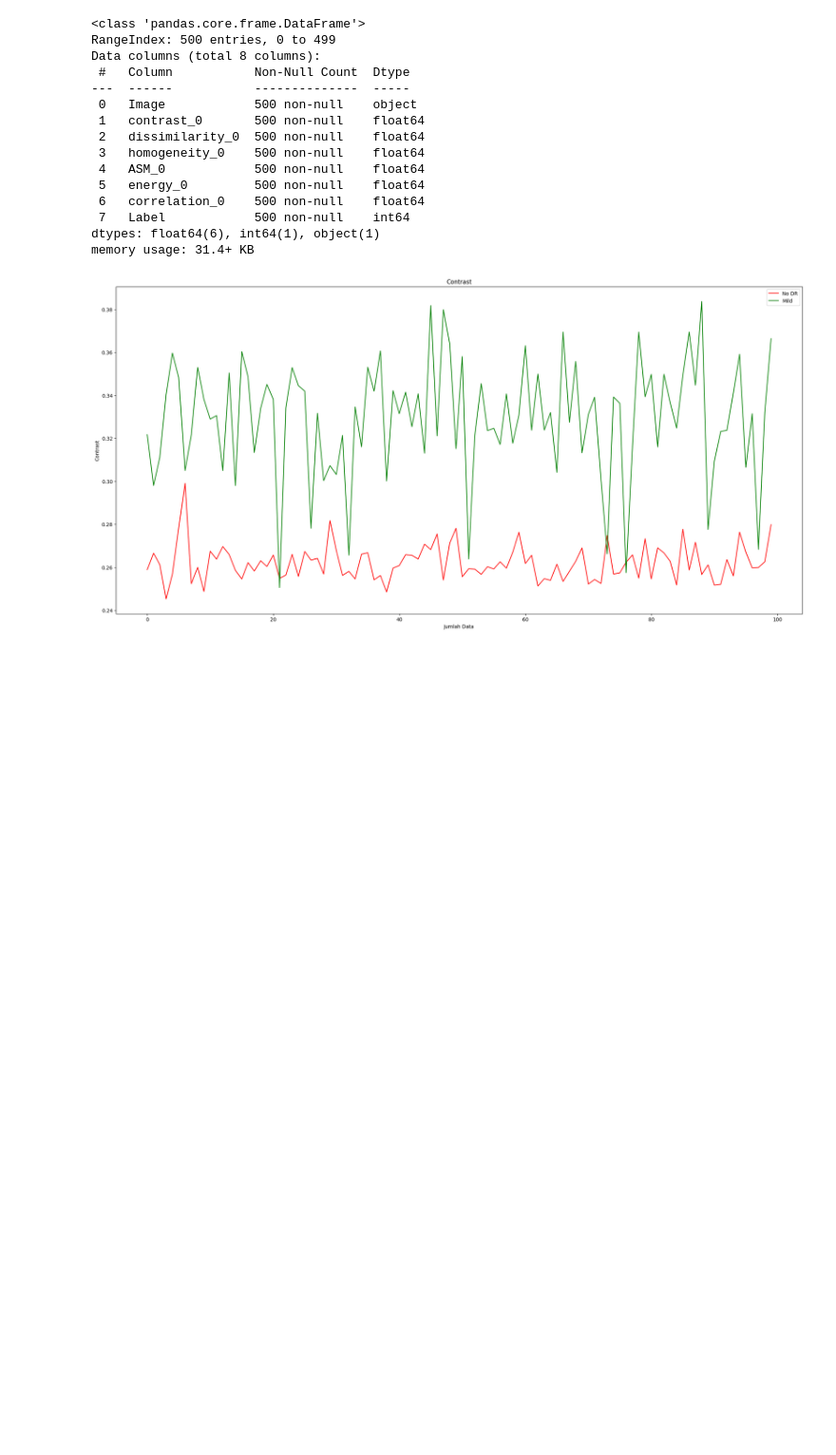
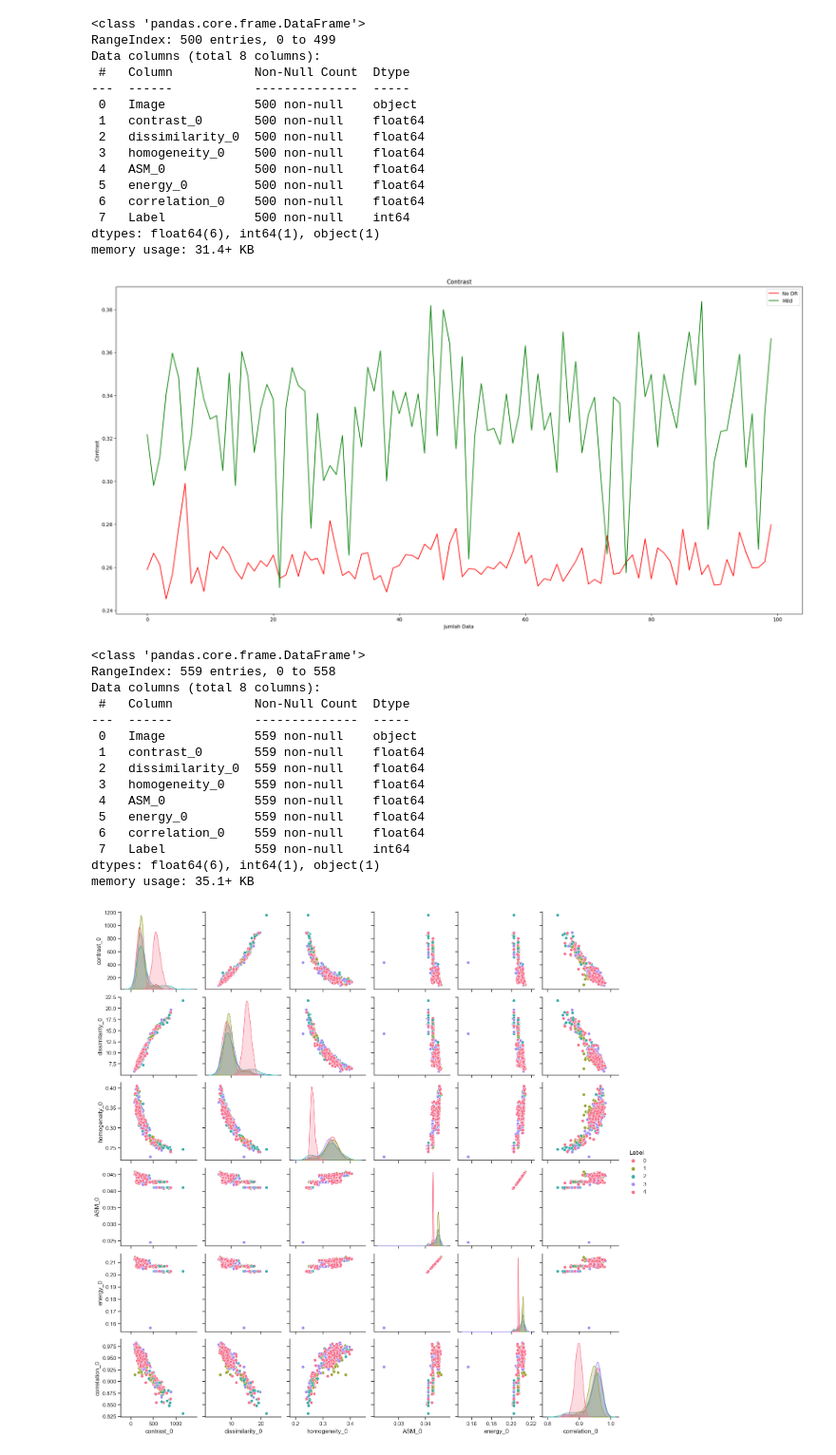
Before and after one commit to Bangik/diabetic-retinopathy-ml, a Jupyter notebook: etc/Ploting.ipynb, the cells around one changed output. Shown at 95% size. Saved outputs shown, nothing was run; the diff lists cells and outputs as text; code cells hidden in the pictures; blank space fills up the shorter version.

Commit message:
plotting sns

```diff
--- a/etc/Ploting.ipynb
+++ b/etc/Ploting.ipynb
@@ -47,3 +47,33 @@ plt.legend()
 plt.show()
 # %% [output]
 [figure]
+# %%
+# display dataset multiclass classification with seaborn scatterplot
+import matplotlib.pyplot as plt
+import numpy as np
+import pandas as pd
+import seaborn as sns
+
+df = pd.read_excel('E:/Pawang Code/Diabetic Retinopathy/featureExtraction3.xlsx')
+df.info()
+
+sns.set(style="ticks", color_codes=True)
+sns.pairplot(df, hue="Label", palette="husl")
+plt.show()
+# %% [output]
+<class 'pandas.core.frame.DataFrame'>
+RangeIndex: 559 entries, 0 to 558
+Data columns (total 8 columns):
+ #   Column           Non-Null Count  Dtype
+---  ------           --------------  -----
+ 0   Image            559 non-null    object
+ 1   contrast_0       559 non-null    float64
+ 2   dissimilarity_0  559 non-null    float64
+ 3   homogeneity_0    559 non-null    float64
+ 4   ASM_0            559 non-null    float64
+ 5   energy_0         559 non-null    float64
+ 6   correlation_0    559 non-null    float64
+ 7   Label            559 non-null    int64
+dtypes: float64(6), int64(1), object(1)
+memory usage: 35.1+ KB
+[figure, added]
```
